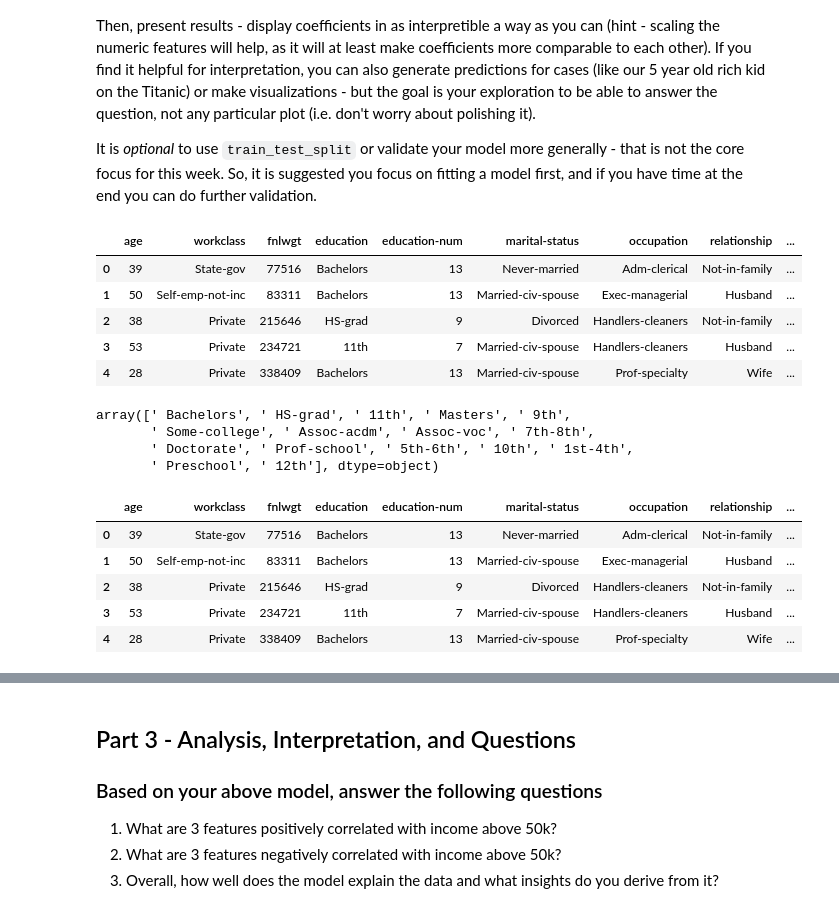
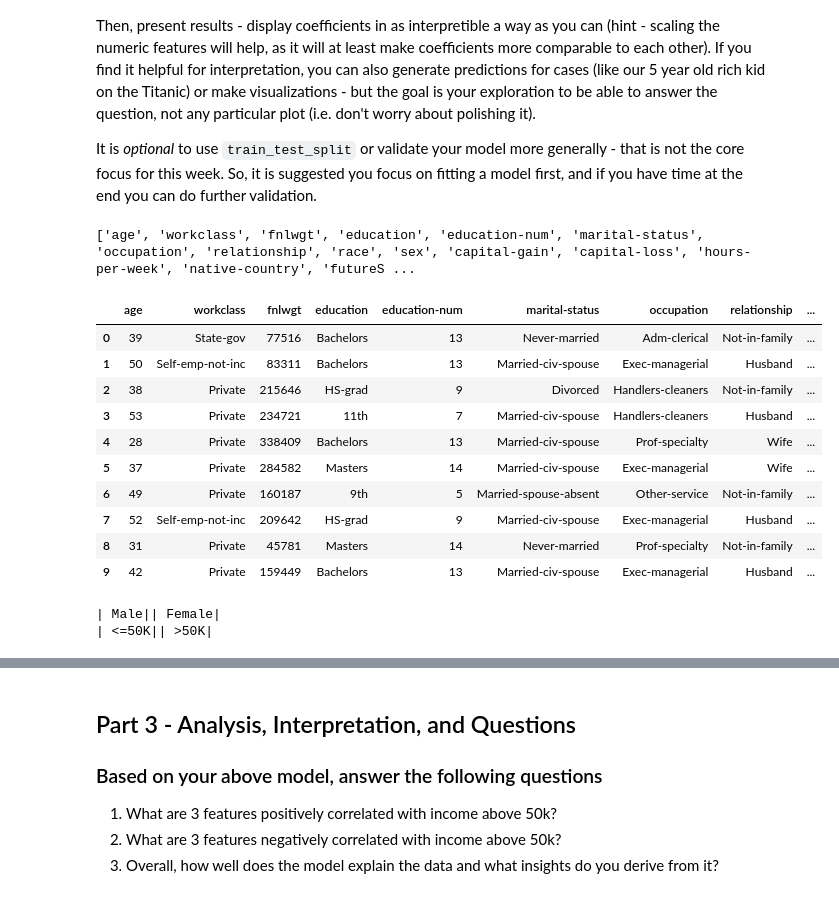
Before and after one commit to bloominstituteoftechnology/DS-Unit-2-Sprint-3-Advanced-Regression, a Jupyter notebook: DS_Unit_2_Sprint_Challenge_3.ipynb, the cells around one changed output, grey strips where cells are left out. Saved outputs shown, nothing was run; the diff lists cells and outputs as text; code cells hidden in the pictures.

```diff
--- a/DS_Unit_2_Sprint_Challenge_3.ipynb
+++ b/DS_Unit_2_Sprint_Challenge_3.ipynb
@@ -163,29 +163,34 @@ import statsmodels.api as sm
+# %%
+with open('adult.names') as f:
+   read_data = f.read()
+data = read_data[read_data.index('>50K, <=50K.')+13:]
+pattern = regex.compile(r"^([\w-]+(?=:))", regex.MULTILINE)
+names = pattern.findall(data)
+names.append('futureSalaryClass')
+# assert names_ == names, 'mismatching names'
+print(names_)
+# %% [output]
+['age', 'workclass', 'fnlwgt', 'education', 'education-num', 'marital-status', 'occupation', 'relationship', 'race', 'sex', 'capital-gain', 'capital-loss', 'hours-per-week', 'native-country', 'futureS ...
 # %%
 pd.set_option('display.max_columns', None)
-train_df = pd.read_csv('adult.data',header=None, names=names, index_col=False)
-train_df.head()
+df = pd.read_csv('adult.data',header=None, names=names, index_col=False)
+df.head(10)
 # short_df = train_df.sample(frac = 0.01, random_state=42)
 # %% [output]
 |  | age | workclass | fnlwgt | education | education-num | marital-status | occupation | relationship | ... |
 | 0 | 39 | State-gov | 77516 | Bachelors | 13 | Never-married | Adm-clerical | Not-in-family | ... |
 | 1 | 50 | Self-emp-not-inc | 83311 | Bachelors | 13 | Married-civ-spouse | Exec-managerial | Husband | ... |
 | 2 | 38 | Private | 215646 | HS-grad | 9 | Divorced | Handlers-cleaners | Not-in-family | ... |
 | 3 | 53 | Private | 234721 | 11th | 7 | Married-civ-spouse | Handlers-cleaners | Husband | ... |
 | 4 | 28 | Private | 338409 | Bachelors | 13 | Married-civ-spouse | Prof-specialty | Wife | ... |
+| 5 | 37 | Private | 284582 | Masters | 14 | Married-civ-spouse | Exec-managerial | Wife | ... |
+| 6 | 49 | Private | 160187 | 9th | 5 | Married-spouse-absent | Other-service | Not-in-family | ... |
+| 7 | 52 | Self-emp-not-inc | 209642 | HS-grad | 9 | Married-civ-spouse | Exec-managerial | Husband | ... |
+| 8 | 31 | Private | 45781 | Masters | 14 | Never-married | Prof-specialty | Not-in-family | ... |
+| 9 | 42 | Private | 159449 | Bachelors | 13 | Married-civ-spouse | Exec-managerial | Husband | ... |
-# %%
-train_df.education.unique()
-# %% [output]
-array([' Bachelors', ' HS-grad', ' 11th', ' Masters', ' 9th',
-       ' Some-college', ' Assoc-acdm', ' Assoc-voc', ' 7th-8th',
-       ' Doctorate', ' Prof-school', ' 5th-6th', ' 10th', ' 1st-4th',
-       ' Preschool', ' 12th'], dtype=object)
-# %%
-# short_df.head()
-train_df.head()
-# %% [output]
-|  | age | workclass | fnlwgt | education | education-num | marital-status | occupation | relationship | ... |
-| 0 | 39 | State-gov | 77516 | Bachelors | 13 | Never-married | Adm-clerical | Not-in-family | ... |
-| 1 | 50 | Self-emp-not-inc | 83311 | Bachelors | 13 | Married-civ-spouse | Exec-managerial | Husband | ... |
-| 2 | 38 | Private | 215646 | HS-grad | 9 | Divorced | Handlers-cleaners | Not-in-family | ... |
-| 3 | 53 | Private | 234721 | 11th | 7 | Married-civ-spouse | Handlers-cleaners | Husband | ... |
-| 4 | 28 | Private | 338409 | Bachelors | 13 | Married-civ-spouse | Prof-specialty | Wife | ... |
+# %%
+print(f'|{df.sex.iloc[0]}||{df.sex.iloc[4]}|')
+print(f'|{df.futureSalaryClass.iloc[0]}||{df.futureSalaryClass.iloc[7]}|')
+# %% [output]
+| Male|| Female|
+| <=50K|| >50K|
```
Also changed, not shown: parts of 11 cells of this notebook.
